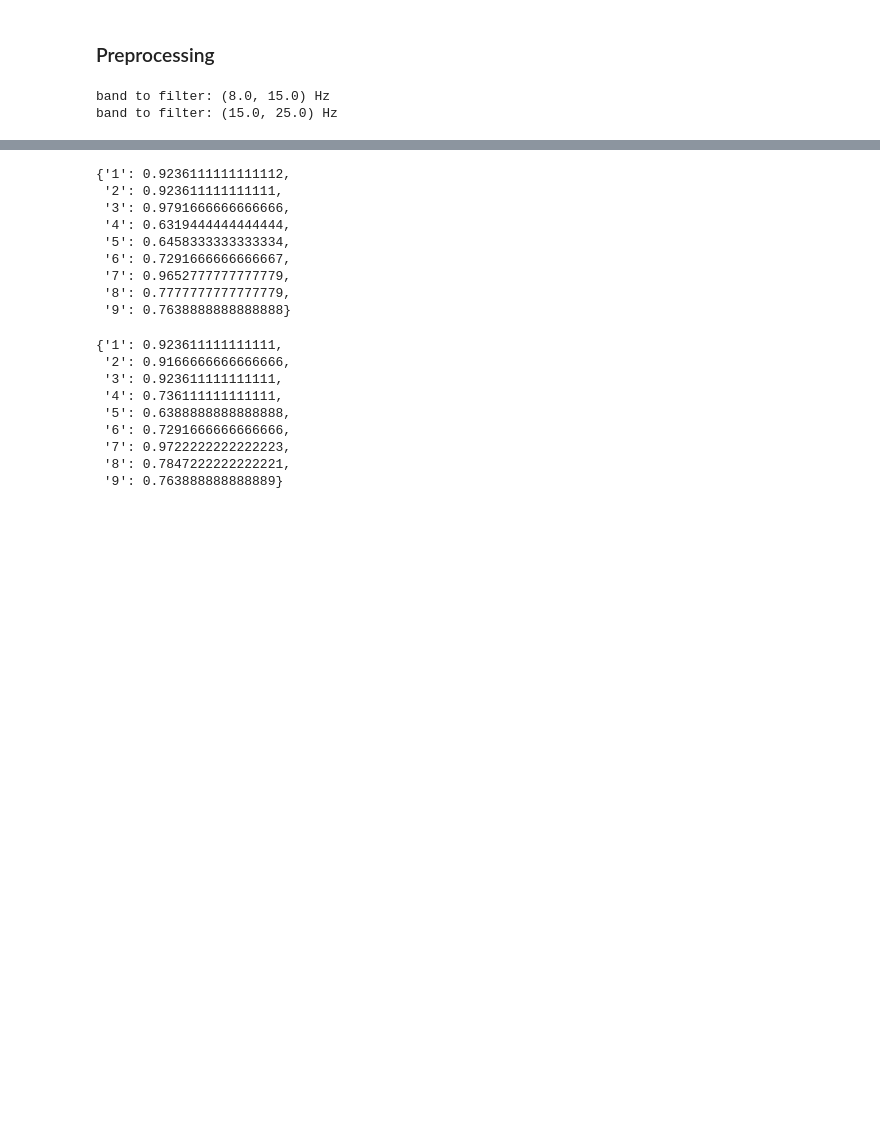
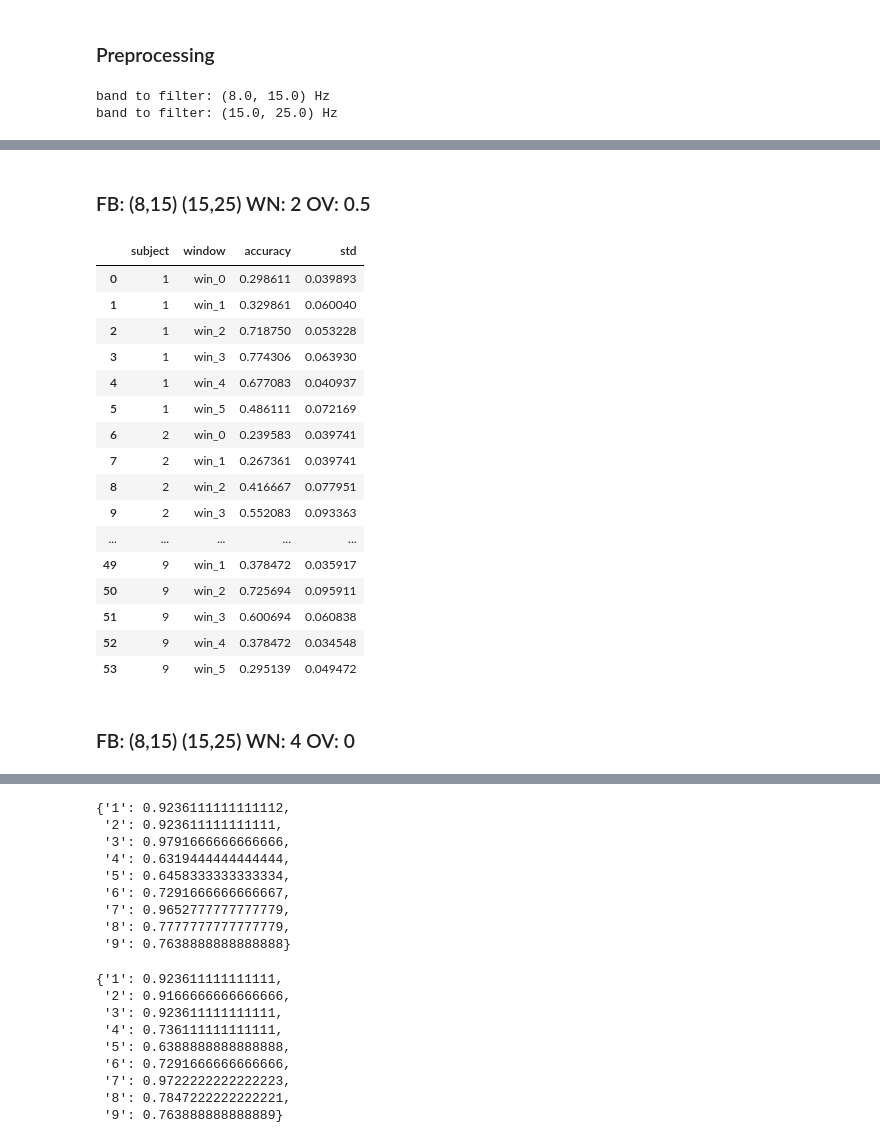
Before and after one commit to UN-GCPDS/python-gcpds.MI_prediction, a Jupyter notebook: Examples/Test_validation.ipynb, the cells around one changed output, grey strips where cells are left out. Drawn from its saved outputs; the diff is of its cells as text; code cells hidden in the pictures; blank space fills up the shorter version.

```diff
--- a/Examples/Test_validation.ipynb
+++ b/Examples/Test_validation.ipynb
@@ -342,0 +330,3 @@ get_scores(acc,'test')
+# %%
+experiment_name = 'FB_8-15_15-25_WN_1_OV_05'
+data = pickle.load( open( save_path+experiment_name+'.pkl', "rb" ) )
@@ -342,0 +378,2 @@ get_scores(acc,'test')
+# %% [markdown]
+### FB: (8,15) (15,25) WN: 2 OV: 0.5
@@ -342,0 +383,25 @@ get_scores(acc,'test')
+# %%
+acc = get_scores(data,'train')
+acc_ts = get_scores(data,'test')
+# %%
+acc
+# %% [output]
+|  | subject | window | accuracy | std |
+| 0 | 1 | win_0 | 0.298611 | 0.039893 |
+| 1 | 1 | win_1 | 0.329861 | 0.060040 |
+| 2 | 1 | win_2 | 0.718750 | 0.053228 |
+| 3 | 1 | win_3 | 0.774306 | 0.063930 |
+| 4 | 1 | win_4 | 0.677083 | 0.040937 |
+| 5 | 1 | win_5 | 0.486111 | 0.072169 |
+| 6 | 2 | win_0 | 0.239583 | 0.039741 |
+| 7 | 2 | win_1 | 0.267361 | 0.039741 |
+| 8 | 2 | win_2 | 0.416667 | 0.077951 |
+| 9 | 2 | win_3 | 0.552083 | 0.093363 |
+| ... | ... | ... | ... | ... |
+| 49 | 9 | win_1 | 0.378472 | 0.035917 |
+| 50 | 9 | win_2 | 0.725694 | 0.095911 |
+| 51 | 9 | win_3 | 0.600694 | 0.060838 |
+| 52 | 9 | win_4 | 0.378472 | 0.034548 |
+| 53 | 9 | win_5 | 0.295139 | 0.049472 |
+# %% [markdown]
+### FB: (8,15) (15,25) WN: 4 OV: 0
```
Also changed, not shown: parts of 27 cells of this notebook.
